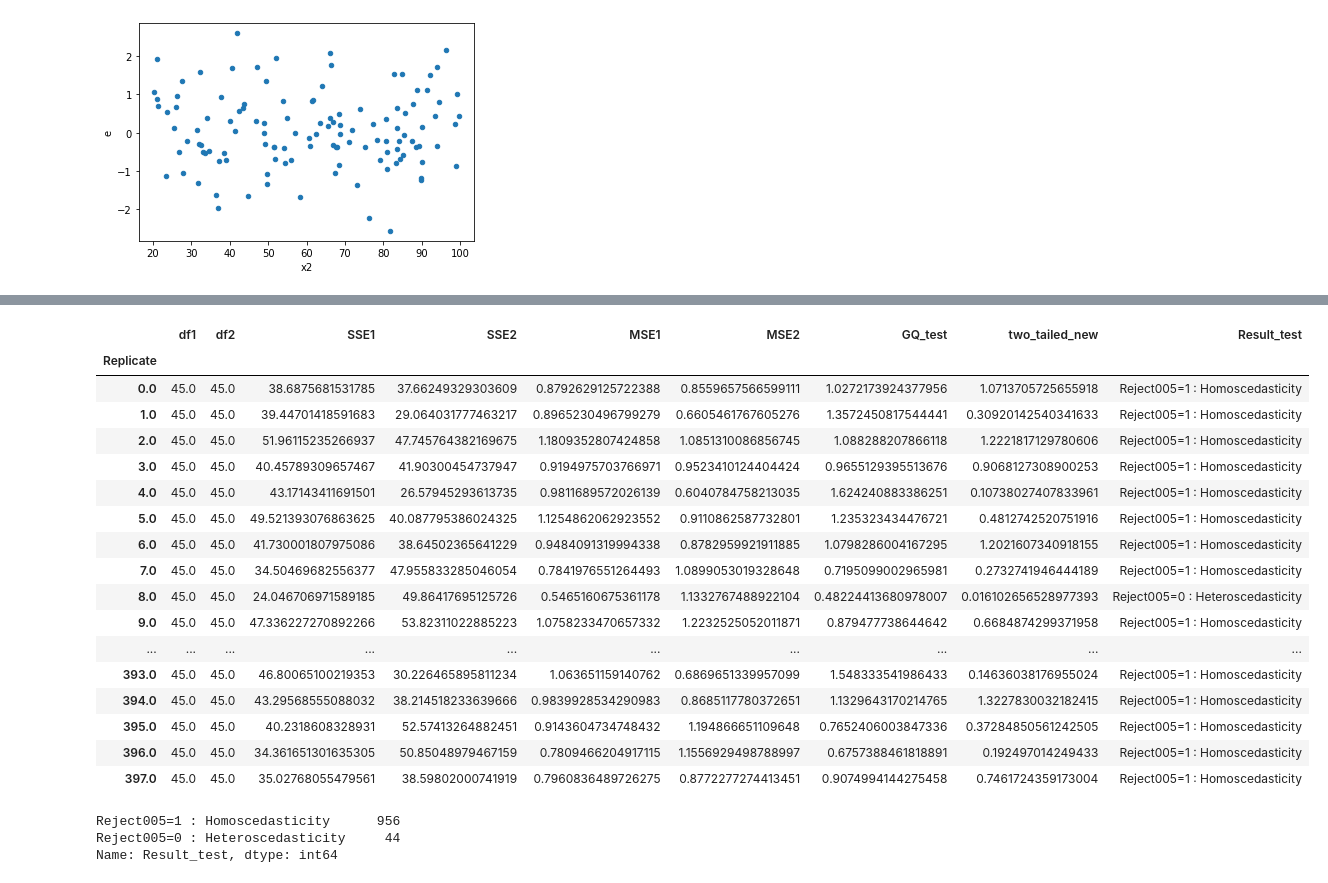
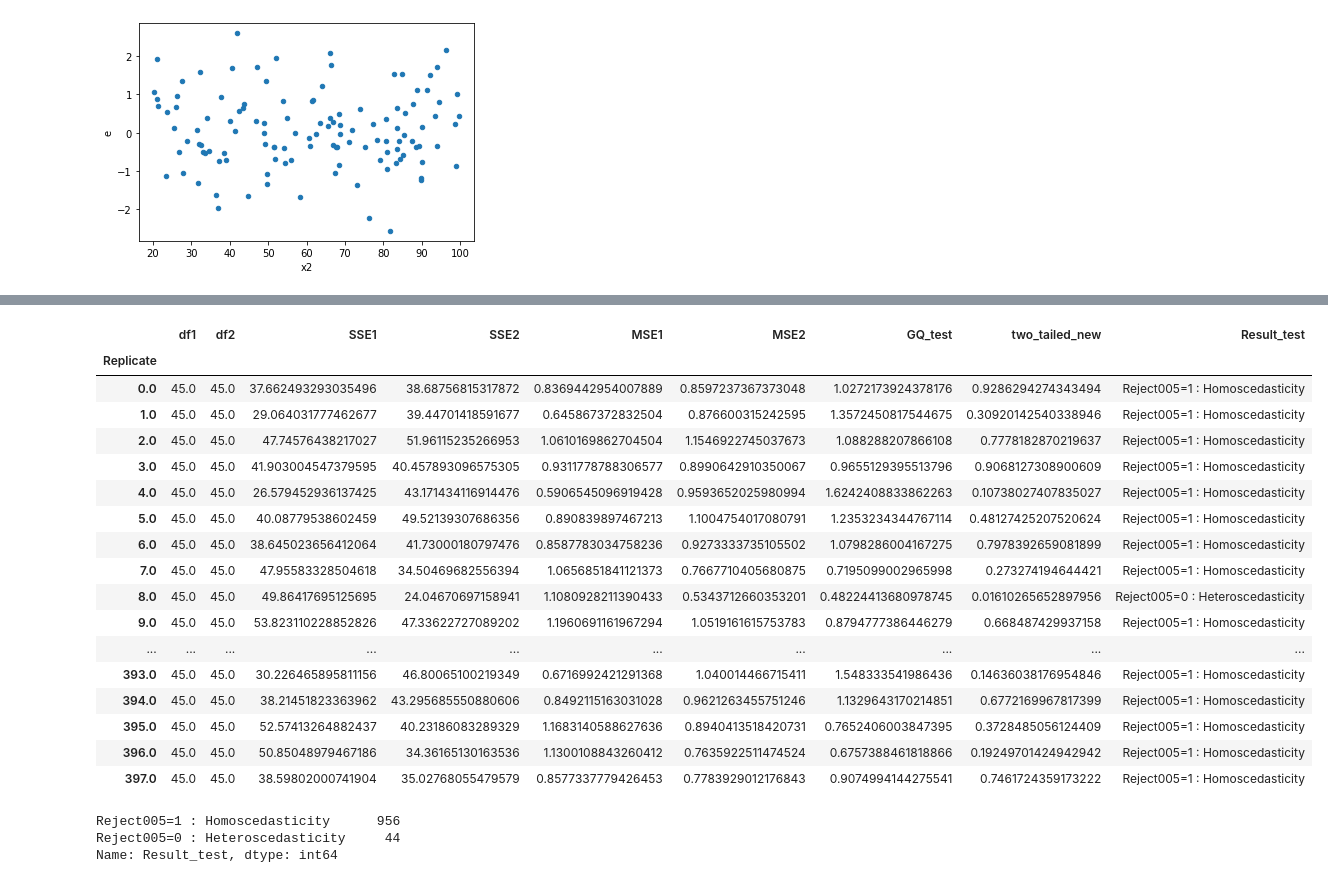
Before and after one commit to iam-fern/Generate_addition, a Jupyter notebook: GQtest_data_add_delta_(0)_n120_05.ipynb, the cells around one changed output, grey strips where cells are left out. Saved outputs shown, nothing was run; the diff lists cells and outputs as text; code cells hidden in the pictures.

```diff
--- a/GQtest_data_add_delta_(0)_n120_05.ipynb
+++ b/GQtest_data_add_delta_(0)_n120_05.ipynb
@@ -175,7 +176,6 @@ def get_result(run_replicate, percent_data):
     new_table_sort = new_table.sort_values('x2')
     new_table_sort.reset_index(inplace=True)
     new_table_sort.drop(['index'], axis=1, inplace=True)
-
 
     # แบ่งข้อมูลกลุ่มที่ 1
     table1 = new_table_sort.iloc[:int(percent_data*new_table_sort.shape[0]) , :]
@@ -189,8 +189,7 @@ def get_result(run_replicate, percent_data):
     # หาค่า df กลุ่ม 1
     DF1 = model1.df_resid + 1
     SSE1 = model1.ssr
-    MSE1 = model1.mse_resid
-
+    MSE1 = SSE1/DF1
 
     # แบ่งข้อมูลกลุ่มที่ 2
     table2 = new_table_sort.iloc[int((1-percent_data)*new_table_sort.shape[0]): , :]
@@ -204,23 +203,21 @@ def get_result(run_replicate, percent_data):
     # หาค่า df กลุ่ม 2
     DF2 = model2.df_resid + 1
     SSE2 = model2.ssr
-    MSE2 = model2.mse_resid
+    MSE2 = SSE2/DF2
 
     # ค่าสถิติทดสอบ
     GQ_test = (SSE2/DF2) / (SSE1/DF1)
-
 
     df2 = DF2
     df1 = DF1
 
     # คำนวณค่า p-value
-    # sf(x, dfn, dfd, loc=0, scale=1) : Survival function (also defined as 1 - cdf, but sf is sometimes more accurate)
+    # pdf(x, dfn, dfd, loc=0, scale=1) : Probability density function
     two_tailed = 2.0*(1.0-(ss.f.cdf(GQ_test, df2, df1)))
+    p_greater = ss.f.cdf(GQ_test, df2, df1)
+    p_less = 1.0-ss.f.cdf(GQ_test, df2, df1)
 
-    # pdf(x, dfn, dfd, loc=0, scale=1) : Probability density function
-    p_greater = ss.f.cdf(GQ_test, df2, df1)
-
-    return df2, df1, SSE2, SSE1, MSE2, MSE1, GQ_test, two_tailed, p_greater
+    return df1, df2, SSE1, SSE2, MSE1, MSE2, GQ_test, two_tailed, p_greater, p_less
 
 # สร้าง list ของ replicates
 list_replicate=list({i[0] for i in table.index})
@@ -236,13 +233,14 @@ list_MSE2=[]
 list_GQ_test=[]
 list_two_tailed=[]
 list_p_greater=[]
+list_p_less=[]
 
 # กำหนด % การแบ่งข้อมูล
 percent_data=0.4
 
 # ใช้ for loop สำหรับการ run ทุก replicates
 for run_replicate in list_replicate:
-    df1, df2, SSE1, SSE2, MSE1, MSE2, GQ_test, two_tailed, p_greater=get_result(run_replicate, percent_data)
+    df1, df2, SSE1, SSE2, MSE1, MSE2, GQ_test, two_tailed, p_greater, p_less=get_result(run_replicate, percent_data)
     list_df1.append(df1)
     list_SSE1.append(SSE1)
     list_df2.append(df2)
@@ -252,6 +250,7 @@ for run_replicate in list_replicate:
     list_GQ_test.append(GQ_test)
     list_two_tailed.append(two_tailed)
     list_p_greater.append(p_greater)
+    list_p_less.append(p_less)
 # %%
 # สร้างตารางผลลัพธ์
 alpha = 0.05
@@ -290,39 +289,41 @@ result.astype(str)
 # %%
 # สร้างตารางผลลัพธ์
 alpha = 0.05
 pd.set_option('display.max_rows', 1000)
 pd.set_option('display.max_columns', 1000)
 pd.set_option('display.width', 1000)
 result=pd.DataFrame({"Replicate":list_replicate, "df1":list_df1, "df2":list_df2, "SSE1":list_SSE1,
                      "SSE2":list_SSE2, "MSE1":list_MSE1, "MSE2":list_MSE2,
-                     "GQ_test":list_GQ_test, "two_tailed":list_two_tailed, "greater":list_p_greater})
+                     "GQ_test":list_GQ_test, "two_tailed":list_two_tailed, "greater":list_p_greater, "less":list_p_less})
 result.set_index(['Replicate'], inplace=True)
 
-result['two_tailed_new']=result[["two_tailed","greater"]].apply(lambda value: value[0] if value[0]<0.5 else 2*value[1], axis=1)
+result['two_tailed_new']=result[["two_tailed","greater","less"]].apply(lambda value: value[0] if value[0]<0.5 else (2*value[1] if value[1]<0.5 else 2*value[2]) , axis=1)
 result["Result_test"]=result["two_tailed_new"].apply(lambda p_value: 'Reject005=0 : Heteroscedasticity'
                                                                   if p_value < alpha else 'Reject005=1 : Homoscedasticity')
 #two_tailed_new_show=two_tailed_new.drop(columns="greater")
-result_show=result.drop(columns=["two_tailed", "greater"])
+result_show=result.drop(columns=["two_tailed", "greater", "less"])
 result_show.astype(str)
+
+#result.astype(str)
 # %% [output]
 |  | df1 | df2 | SSE1 | SSE2 | MSE1 | MSE2 | GQ_test | two_tailed_new | Result_test |
 | Replicate |  |  |  |  |  |  |  |  |  |
-| 0.0 | 45.0 | 45.0 | 38.6875681531785 | 37.66249329303609 | 0.8792629125722388 | 0.8559657566599111 | 1.0272173924377956 | 1.0713705725655918 | Reject005=1 : Homoscedasticity |
-| 1.0 | 45.0 | 45.0 | 39.44701418591683 | 29.064031777463217 | 0.8965230496799279 | 0.6605461767605276 | 1.3572450817544441 | 0.30920142540341633 | Reject005=1 : Homoscedasticity |
-| 2.0 | 45.0 | 45.0 | 51.96115235266937 | 47.745764382169675 | 1.1809352807424858 | 1.0851310086856745 | 1.088288207866118 | 1.2221817129780606 | Reject005=1 : Homoscedasticity |
-| 3.0 | 45.0 | 45.0 | 40.45789309657467 | 41.90300454737947 | 0.9194975703766971 | 0.9523410124404424 | 0.9655129395513676 | 0.9068127308900253 | Reject005=1 : Homoscedasticity |
-| 4.0 | 45.0 | 45.0 | 43.17143411691501 | 26.57945293613735 | 0.9811689572026139 | 0.6040784758213035 | 1.624240883386251 | 0.10738027407833961 | Reject005=1 : Homoscedasticity |
-| 5.0 | 45.0 | 45.0 | 49.521393076863625 | 40.087795386024325 | 1.1254862062923552 | 0.9110862587732801 | 1.235323434476721 | 0.4812742520751916 | Reject005=1 : Homoscedasticity |
-| 6.0 | 45.0 | 45.0 | 41.730001807975086 | 38.64502365641229 | 0.9484091319994338 | 0.8782959921911885 | 1.0798286004167295 | 1.2021607340918155 | Reject005=1 : Homoscedasticity |
-| 7.0 | 45.0 | 45.0 | 34.50469682556377 | 47.955833285046054 | 0.7841976551264493 | 1.0899053019328648 | 0.7195099002965981 | 0.2732741946444189 | Reject005=1 : Homoscedasticity |
-| 8.0 | 45.0 | 45.0 | 24.046706971589185 | 49.86417695125726 | 0.5465160675361178 | 1.1332767488922104 | 0.48224413680978007 | 0.016102656528977393 | Reject005=0 : Heteroscedasticity |
-| 9.0 | 45.0 | 45.0 | 47.336227270892266 | 53.82311022885223 | 1.0758233470657332 | 1.2232525052011871 | 0.879477738644642 | 0.6684874299371958 | Reject005=1 : Homoscedasticity |
+| 0.0 | 45.0 | 45.0 | 37.662493293035496 | 38.68756815317872 | 0.8369442954007889 | 0.8597237367373048 | 1.0272173924378176 | 0.9286294274343494 | Reject005=1 : Homoscedasticity |
+| 1.0 | 45.0 | 45.0 | 29.064031777462677 | 39.44701418591677 | 0.645867372832504 | 0.876600315242595 | 1.3572450817544675 | 0.30920142540338946 | Reject005=1 : Homoscedasticity |
+| 2.0 | 45.0 | 45.0 | 47.74576438217027 | 51.96115235266953 | 1.0610169862704504 | 1.1546922745037673 | 1.088288207866108 | 0.7778182870219637 | Reject005=1 : Homoscedasticity |
+| 3.0 | 45.0 | 45.0 | 41.903004547379595 | 40.457893096575305 | 0.9311778788306577 | 0.8990642910350067 | 0.9655129395513796 | 0.9068127308900609 | Reject005=1 : Homoscedasticity |
+| 4.0 | 45.0 | 45.0 | 26.579452936137425 | 43.171434116914476 | 0.5906545096919428 | 0.9593652025980994 | 1.6242408833862263 | 0.10738027407835027 | Reject005=1 : Homoscedasticity |
+| 5.0 | 45.0 | 45.0 | 40.08779538602459 | 49.52139307686356 | 0.890839897467213 | 1.1004754017080791 | 1.2353234344767114 | 0.48127425207520624 | Reject005=1 : Homoscedasticity |
+| 6.0 | 45.0 | 45.0 | 38.645023656412064 | 41.73000180797476 | 0.8587783034758236 | 0.9273333735105502 | 1.0798286004167275 | 0.7978392659081899 | Reject005=1 : Homoscedasticity |
+| 7.0 | 45.0 | 45.0 | 47.95583328504618 | 34.50469682556394 | 1.0656851841121373 | 0.7667710405680875 | 0.7195099002965998 | 0.273274194644421 | Reject005=1 : Homoscedasticity |
+| 8.0 | 45.0 | 45.0 | 49.86417695125695 | 24.04670697158941 | 1.1080928211390433 | 0.5343712660353201 | 0.48224413680978745 | 0.01610265652897956 | Reject005=0 : Heteroscedasticity |
+| 9.0 | 45.0 | 45.0 | 53.823110228852826 | 47.33622727089202 | 1.1960691161967294 | 1.0519161615753783 | 0.8794777386446279 | 0.668487429937158 | Reject005=1 : Homoscedasticity |
 | ... | ... | ... | ... | ... | ... | ... | ... | ... | ... |
-| 393.0 | 45.0 | 45.0 | 46.80065100219353 | 30.226465895811234 | 1.063651159140762 | 0.6869651339957099 | 1.548333541986433 | 0.14636038176955024 | Reject005=1 : Homoscedasticity |
-| 394.0 | 45.0 | 45.0 | 43.29568555088032 | 38.214518233639666 | 0.9839928534290983 | 0.8685117780372651 | 1.1329643170214765 | 1.3227830032182415 | Reject005=1 : Homoscedasticity |
-| 395.0 | 45.0 | 45.0 | 40.2318608328931 | 52.57413264882451 | 0.9143604734748432 | 1.194866651109648 | 0.7652406003847336 | 0.37284850561242505 | Reject005=1 : Homoscedasticity |
-| 396.0 | 45.0 | 45.0 | 34.361651301635305 | 50.85048979467159 | 0.7809466204917115 | 1.1556929498788997 | 0.6757388461818891 | 0.192497014249433 | Reject005=1 : Homoscedasticity |
-| 397.0 | 45.0 | 45.0 | 35.02768055479561 | 38.59802000741919 | 0.7960836489726275 | 0.8772277274413451 | 0.9074994144275458 | 0.7461724359173004 | Reject005=1 : Homoscedasticity |
+| 393.0 | 45.0 | 45.0 | 30.226465895811156 | 46.80065100219349 | 0.6716992421291368 | 1.040014466715411 | 1.548333541986436 | 0.14636038176954846 | Reject005=1 : Homoscedasticity |
+| 394.0 | 45.0 | 45.0 | 38.21451823363962 | 43.295685550880606 | 0.8492115163031028 | 0.9621263455751246 | 1.1329643170214851 | 0.6772169967817399 | Reject005=1 : Homoscedasticity |
+| 395.0 | 45.0 | 45.0 | 52.57413264882437 | 40.23186083289329 | 1.1683140588627636 | 0.8940413518420731 | 0.7652406003847395 | 0.3728485056124409 | Reject005=1 : Homoscedasticity |
+| 396.0 | 45.0 | 45.0 | 50.85048979467186 | 34.36165130163536 | 1.1300108843260412 | 0.7635922511474524 | 0.6757388461818866 | 0.19249701424942942 | Reject005=1 : Homoscedasticity |
+| 397.0 | 45.0 | 45.0 | 38.59802000741904 | 35.02768055479579 | 0.8577337779426453 | 0.7783929012176843 | 0.9074994144275541 | 0.7461724359173222 | Reject005=1 : Homoscedasticity |
 # %%
 result_show['Result_test'].value_counts()
 # %% [output]
```
Also changed, not shown: parts of 2 cells of this notebook.
